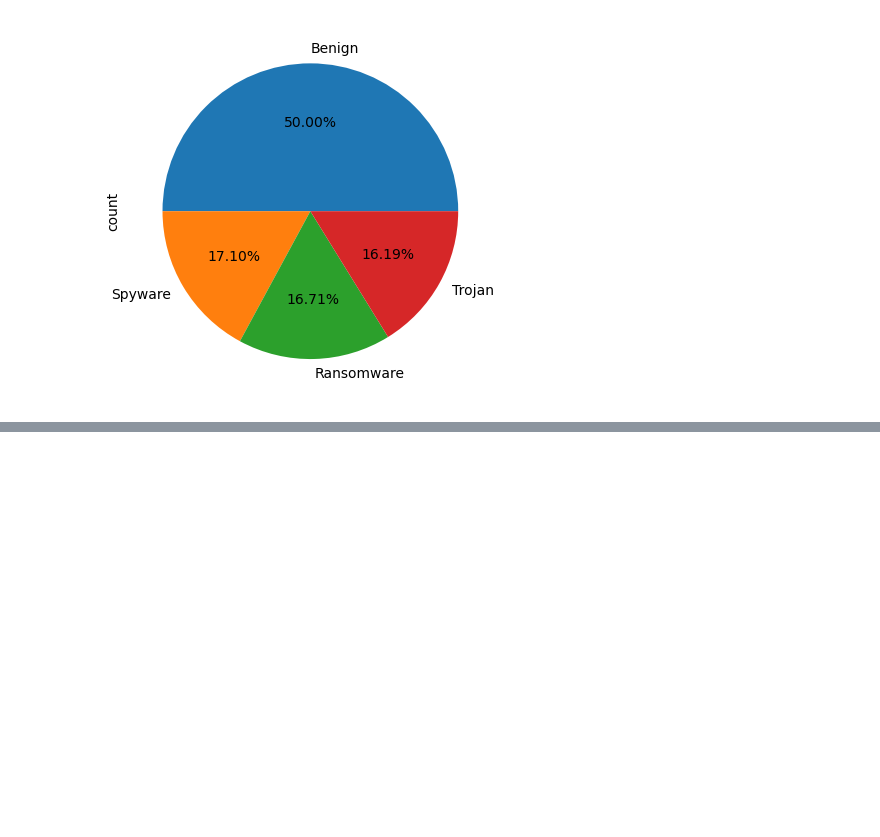
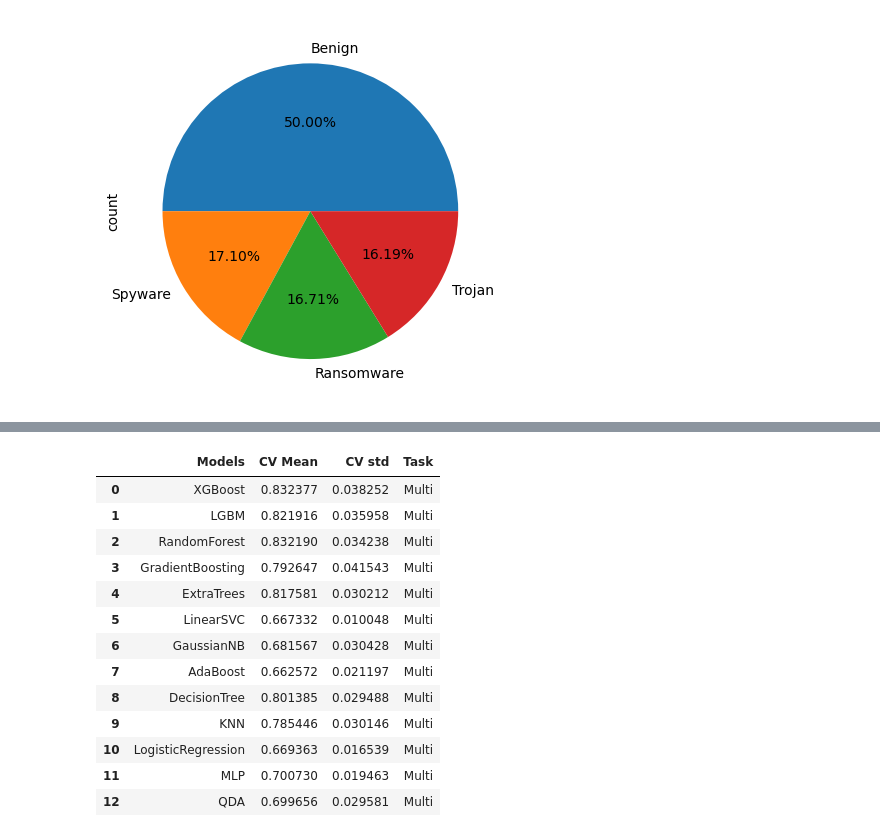
Before and after one commit to KlausKingsman/ML-Final, a Jupyter notebook: report.ipynb, the cells around one changed output, grey strips where cells are left out. Saved outputs shown, nothing was run; the diff lists cells and outputs as text; code cells hidden in the pictures; blank space fills up the shorter version.

```diff
--- a/report.ipynb
+++ b/report.ipynb
@@ -415,0 +545,17 @@ plt.show()
+# %%
+score_cv_cat
+# %% [output]
+|  | Models | CV Mean | CV std | Task |
+| 0 | XGBoost | 0.832377 | 0.038252 | Multi |
+| 1 | LGBM | 0.821916 | 0.035958 | Multi |
+| 2 | RandomForest | 0.832190 | 0.034238 | Multi |
+| 3 | GradientBoosting | 0.792647 | 0.041543 | Multi |
+| 4 | ExtraTrees | 0.817581 | 0.030212 | Multi |
+| 5 | LinearSVC | 0.667332 | 0.010048 | Multi |
+| 6 | GaussianNB | 0.681567 | 0.030428 | Multi |
+| 7 | AdaBoost | 0.662572 | 0.021197 | Multi |
+| 8 | DecisionTree | 0.801385 | 0.029488 | Multi |
+| 9 | KNN | 0.785446 | 0.030146 | Multi |
+| 10 | LogisticRegression | 0.669363 | 0.016539 | Multi |
+| 11 | MLP | 0.700730 | 0.019463 | Multi |
+| 12 | QDA | 0.699656 | 0.029581 | Multi |
```
Also changed, not shown: parts of 18 cells of this notebook, 2 other files.
